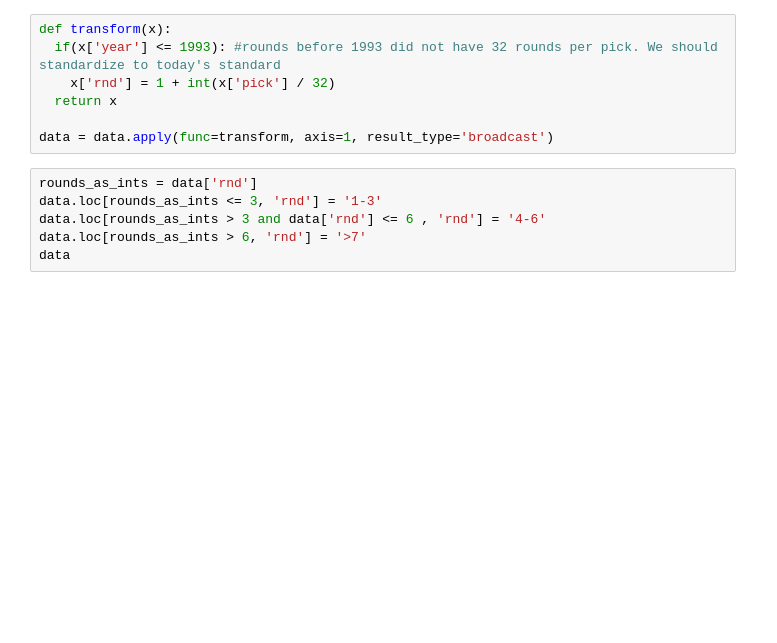
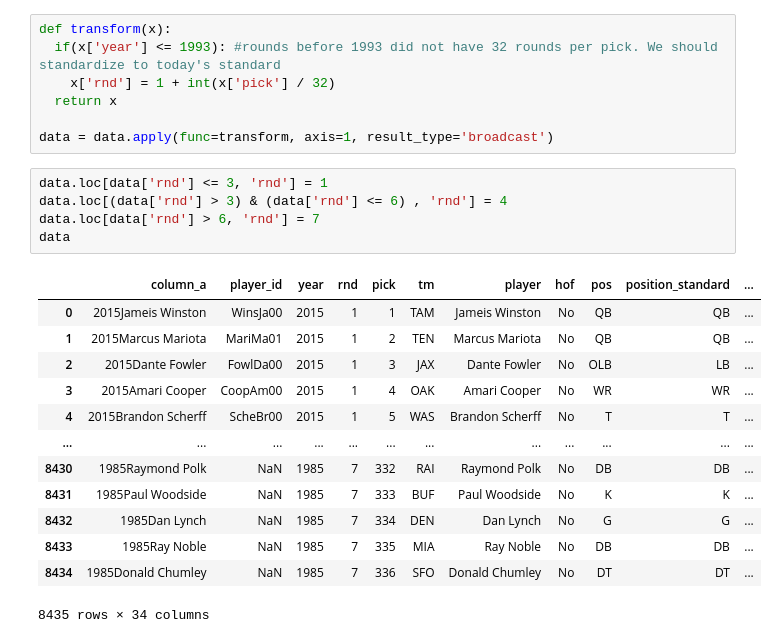
Before and after one commit to curry2736/CS-363M-Project, a Jupyter notebook: kjndnjk.ipynb, the cells around one changed output. Saved outputs shown, nothing was run; the diff lists cells and outputs as text; blank space fills up the shorter version.

```diff
--- a/kjndnjk.ipynb
+++ b/kjndnjk.ipynb
@@ -60,11 +187,24 @@ def transform(x):
 
 data = data.apply(func=transform, axis=1, result_type='broadcast')
 # %%
-rounds_as_ints = data['rnd']
-data.loc[rounds_as_ints <= 3, 'rnd'] = '1-3'
-data.loc[rounds_as_ints > 3 and data['rnd'] <= 6 , 'rnd'] = '4-6'
-data.loc[rounds_as_ints > 6, 'rnd'] = '>7'
+data.loc[data['rnd'] <= 3, 'rnd'] = 1
+data.loc[(data['rnd'] > 3) & (data['rnd'] <= 6) , 'rnd'] = 4
+data.loc[data['rnd'] > 6, 'rnd'] = 7
 data
+# %% [output]
+|  | column_a | player_id | year | rnd | pick | tm | player | hof | pos | position_standard | ... |
+| 0 | 2015Jameis Winston | WinsJa00 | 2015 | 1 | 1 | TAM | Jameis Winston | No | QB | QB | ... |
+| 1 | 2015Marcus Mariota | MariMa01 | 2015 | 1 | 2 | TEN | Marcus Mariota | No | QB | QB | ... |
+| 2 | 2015Dante Fowler | FowlDa00 | 2015 | 1 | 3 | JAX | Dante Fowler | No | OLB | LB | ... |
+| 3 | 2015Amari Cooper | CoopAm00 | 2015 | 1 | 4 | OAK | Amari Cooper | No | WR | WR | ... |
+| 4 | 2015Brandon Scherff | ScheBr00 | 2015 | 1 | 5 | WAS | Brandon Scherff | No | T | T | ... |
+| ... | ... | ... | ... | ... | ... | ... | ... | ... | ... | ... | ... |
+| 8430 | 1985Raymond Polk | NaN | 1985 | 7 | 332 | RAI | Raymond Polk | No | DB | DB | ... |
+| 8431 | 1985Paul Woodside | NaN | 1985 | 7 | 333 | BUF | Paul Woodside | No | K | K | ... |
+| 8432 | 1985Dan Lynch | NaN | 1985 | 7 | 334 | DEN | Dan Lynch | No | G | G | ... |
+| 8433 | 1985Ray Noble | NaN | 1985 | 7 | 335 | MIA | Ray Noble | No | DB | DB | ... |
+| 8434 | 1985Donald Chumley | NaN | 1985 | 7 | 336 | SFO | Donald Chumley | No | DT | DT | ... |
+8435 rows × 34 columns
 # %%
 labels = data['rnd']
 
```
Also changed, not shown: parts of 20 cells of this notebook.
